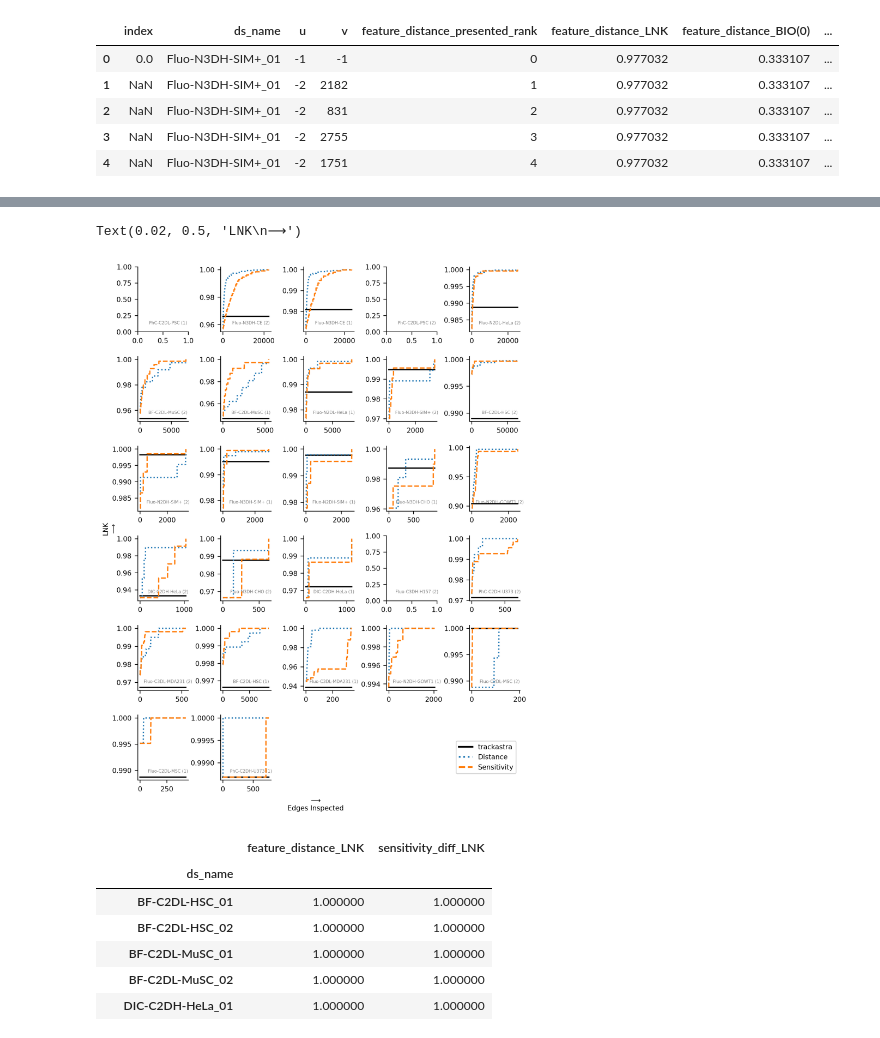
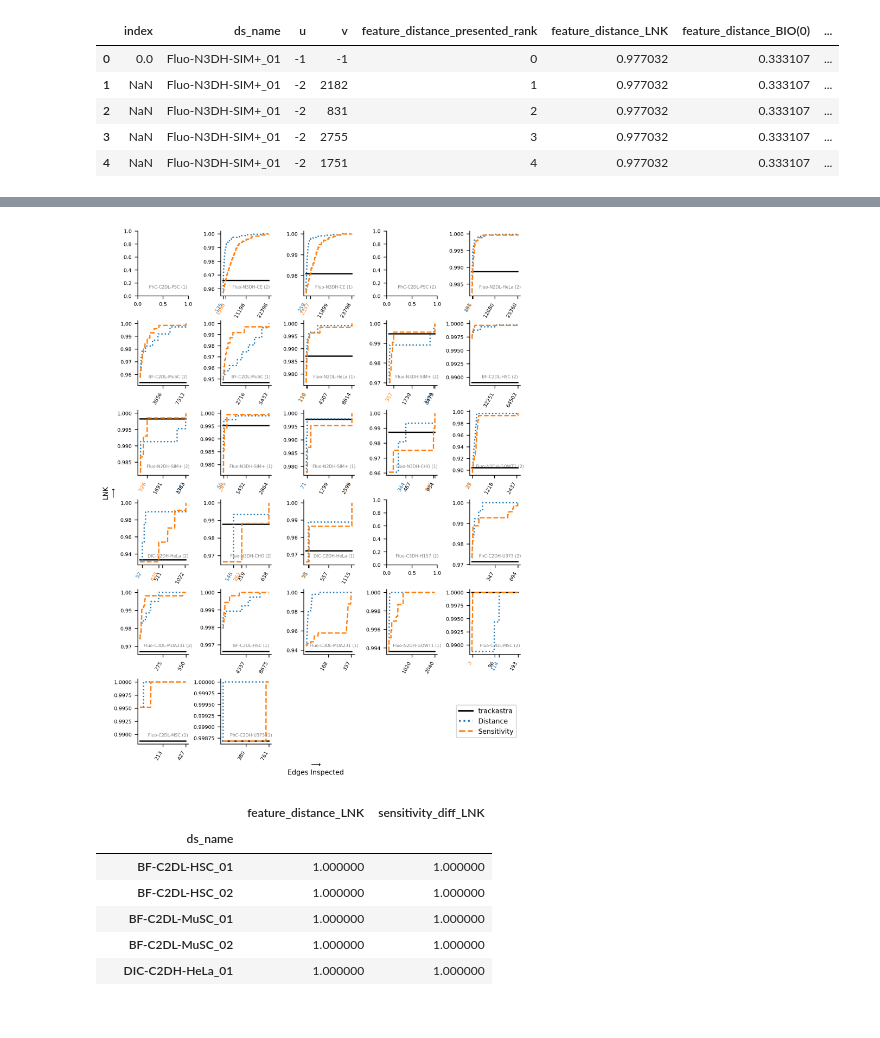
Before and after one commit to DragaDoncila/isbi25, a Jupyter notebook: plot_figures.ipynb, the cells around one changed output, grey strips where cells are left out. Saved outputs shown, nothing was run; the diff lists cells and outputs as text; code cells hidden in the pictures.

Commit message:
Play with labels for trackastra intersection

```diff
--- a/plot_figures.ipynb
+++ b/plot_figures.ipynb
@@ -77,3 +77,23 @@ all_df.head()
 | 2 | NaN | Fluo-N3DH-SIM+_01 | -2 | 831 | 2 | 0.977032 | 0.333107 | ... |
 | 3 | NaN | Fluo-N3DH-SIM+_01 | -2 | 2755 | 3 | 0.977032 | 0.333107 | ... |
 | 4 | NaN | Fluo-N3DH-SIM+_01 | -2 | 1751 | 4 | 0.977032 | 0.333107 | ... |
+# %%
+def find_first_bigger(group):
+    conditiondist = group['feature_distance_LNK'] >= group['trackastra_LNK']
+    group.sort_values(by='feature_distance_presented_rank', inplace=True)
+    first_valid_row_dist = group.loc[conditiondist].iloc[0]
+    group.sort_values(by='sensitivity_diff_presented_rank', inplace=True)
+    conditionsens = group['sensitivity_diff_LNK'] >= group['trackastra_LNK']
+    first_valid_row_sens = group.loc[conditionsens].iloc[0]
+    return pd.Series({
+        'distance_n_edges': first_valid_row_dist['feature_distance_presented_rank'],
+        'sensitivity_n_edges': first_valid_row_sens['sensitivity_diff_presented_rank']
+    })
+
+result = all_df.groupby('ds_name').apply(find_first_bigger).reset_index()
+result['distance_prop'] = result.apply(lambda row: row['distance_n_edges'] / all_df[all_df['ds_name'] == row['ds_name']].shape[0], axis=1)
+result['sensitivity_prop'] = result.apply(lambda row: row['sensitivity_n_edges'] / all_df[all_df['ds_name'] == row['ds_name']].shape[0], axis=1)
+result['min_edges'] = result[['distance_n_edges', 'sensitivity_n_edges']].min(axis=1)
+result['min_prop'] = result[['distance_prop', 'sensitivity_prop']].min(axis=1)
+
+result.sort_values(by='min_prop')
@@ -94,35 +132,64 @@ for i, ax in enumerate(grid.axes.flat):
     name_list = name.split('_')
     name_list[1] = f' ({name_list[1][1]})'
     name = ''.join(name_list)
     ax.text(0.6, 0.135, f'{name}', ha='center', va='center', fontsize=5, color='grey', transform=ax.transAxes, zorder=0)  # Adjust alpha for transparency
 
 grid.map_dataframe(sns.lineplot, x='feature_distance_presented_rank', y='trackastra_LNK', color='black')
 grid.map_dataframe(sns.lineplot, x='feature_distance_presented_rank', y='feature_distance_LNK', color=sns.color_palette()[0], linestyle=':')
 grid.map_dataframe(sns.lineplot, x='sensitivity_diff_presented_rank', y='sensitivity_diff_LNK', color=sns.color_palette()[1], linestyle='--')
 
 
 # Create custom legend labels
 custom_lines = [
     Line2D([0], [0], color='black', lw=2),
     Line2D([0], [0], color=sns.color_palette()[0], lw=2, linestyle=':'),
     Line2D([0], [0], color=sns.color_palette()[1], lw=2, linestyle='--'),
 ]
 
 # Add legend to the figure
 grid.figure.legend(custom_lines, ['trackastra', 'Distance', 'Sensitivity'], loc='lower right', bbox_to_anchor=(0.975, 0.05))
 # grid.figure.tight_layout()
 grid.figure.set_size_inches(7, 9)
 grid.figure.set_dpi(300)
 # grid.set(ylim=(0.85, 1))
 grid.set_titles("")
 # grid.set_ylabels('LNK')
 grid.set_axis_labels('', '')
 # grid.set_xlabels('{col_name}')
 grid.figure.text(0.5, 0.0001, '⟶\nEdges Inspected', ha='center', va='center', fontsize=8)  # X-axis label at the bottom center
 grid.figure.text(0.02, 0.5, 'LNK\n⟶', ha='center', va='center', rotation='vertical', fontsize=8)  # Y-axis label on the left center
+
+for i, ax in enumerate(grid.axes.flat):
+    xticks = ax.get_xticks()
+    xticks[-1] = all_df[all_df['ds_name'] == plot_order[i]].shape[0]
+    xticks[-2] = all_df[all_df['ds_name'] == plot_order[i]].shape[0] // 2
+
+    ds_name_row = result[result['ds_name'] == plot_order[i]]
+    if len(ds_name_row):
+        custom_xtick_sens = ds_name_row['sensitivity_n_edges'].values[0]
+        custom_xtick_dist = ds_name_row['distance_n_edges'].values[0]
+
+        if custom_xtick_sens > 0 and custom_xtick_sens not in xticks:
+            xticks = np.append(xticks, custom_xtick_sens)
+        if custom_xtick_dist > 0 and custom_xtick_dist not in xticks:
+            xticks = np.append(xticks, custom_xtick_dist)
+
+        sorted_ticks = np.sort(xticks)
+        sorted_ticks = sorted_ticks[sorted_ticks > 0]
+        ax.set_xticks(sorted_ticks)
+        ax.set_xticklabels(ax.get_xticklabels(), ha='right', rotation=60)
+
+        # Customize the appearance of the custom tick (make it red, for example)
+        for tick in ax.get_xticklabels():
+            if float(tick.get_text()) == custom_xtick_dist:
+                tick.set_color(sns.color_palette()[0])
+                # tick.set_fontweight('bold')
+            elif float(tick.get_text()) == custom_xtick_sens:
+                tick.set_color(sns.color_palette()[1])
+                # tick.set_fontweight('bold')
+    ax.tick_params(axis='both', which='major', labelsize=6)
 # %% [output]
-Text(0.02, 0.5, 'LNK\n⟶')
-[figure, old version]
+[figure, new version]
 # %%
 all_df.groupby('ds_name').agg({'feature_distance_LNK': 'max', 'sensitivity_diff_LNK': 'max'})
 # %% [output]
```
Also changed, not shown: parts of 3 cells of this notebook.
